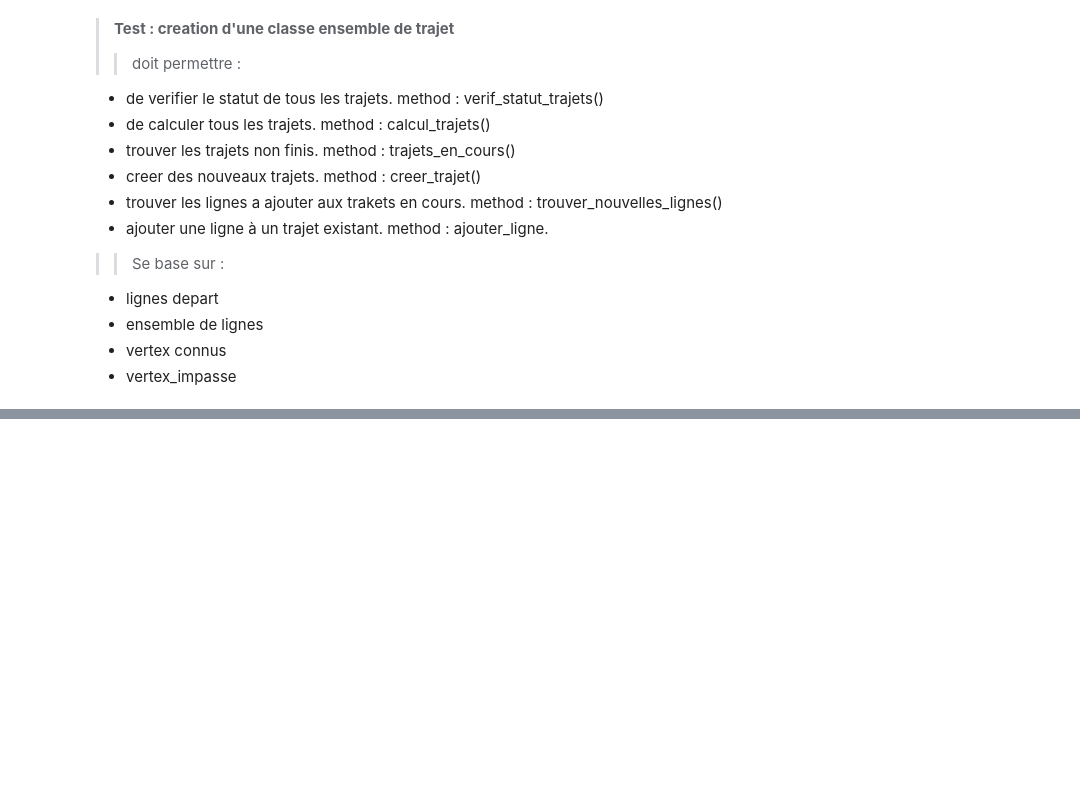
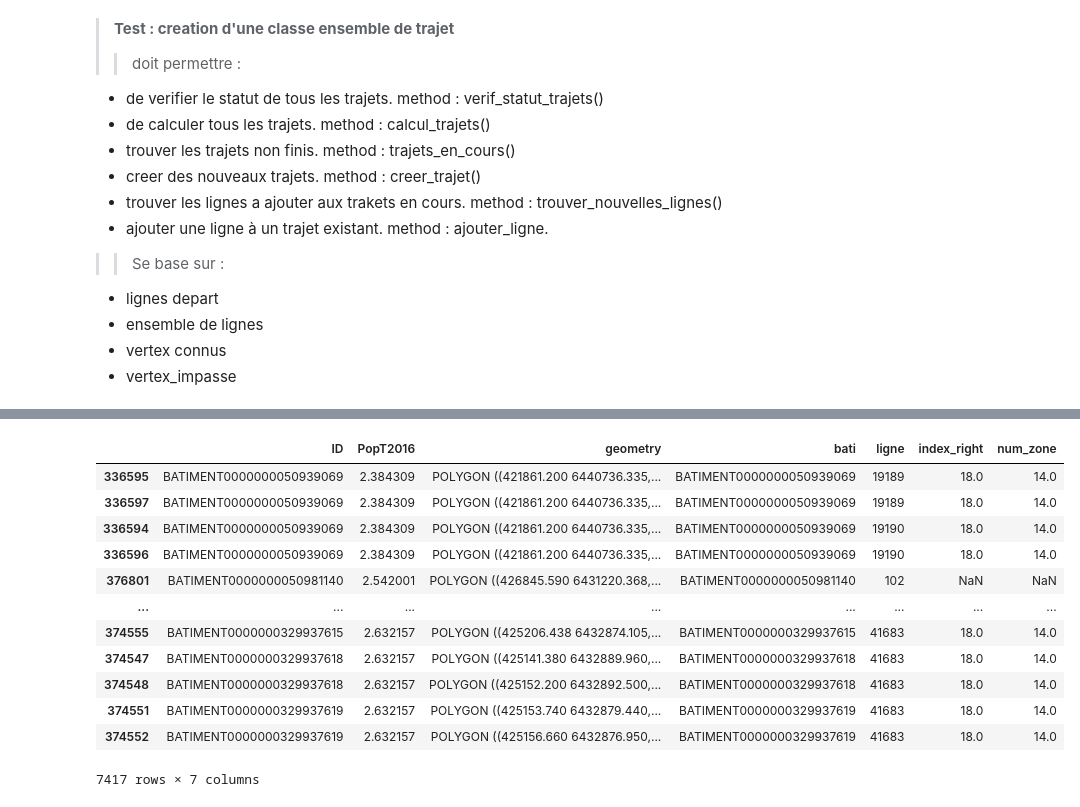
Before and after one commit to nantodevison/Lin_uniq_BdxM, a Jupyter notebook: Lin_uniq_BdxM/Traitements/traitements.ipynb, the cells around one changed output, grey strips where cells are left out. Drawn from its saved outputs; the diff is of its cells as text; code cells hidden in the pictures; blank space fills up the shorter version.

```diff
--- a/Lin_uniq_BdxM/Traitements/traitements.ipynb
+++ b/Lin_uniq_BdxM/Traitements/traitements.ipynb
@@ -771,0 +665,27 @@ r123_pcpl.to_file(r'D:\temp\Linearisation_BM\C19SA0101\C19SA0101\Doc_travail\Don
+# %%
+#si besoin recup des donnees
+resultats_finaux_ordonnees=pd.read_json(r'D:\Boulot\Lin_bm\C19SA0101\Doc_travail\Donnees_produites\Donnees\bati\resultats_tot_ordonnes.json')
+# %%
+#jointure avec bati pour recuperer nb personnes et geom
+resultats_finaux_ordonnees_pop=bati[['ID','PopT2016','geometry']].merge(resultats_finaux_ordonnees,left_on='ID', right_on='bati')
+# %%
+#jointire spatiale avec EMC selon secteur pour connaitre le nombre total de deplacement par ident du rhv
+zones_emc=gp.read_file(r'D:\Boulot\Lin_bm\C19SA0101\Doc_travail\Donnees_produites\Donnees\zones\zonage_eda2017.shp')
+# %%
+emc_nbpers_rhv=gp.sjoin(resultats_finaux_ordonnees_pop,zones_emc,how='left',op='intersects')
+# %%
+emc_nbpers_rhv.loc[emc_nbpers_rhv.duplicated(['bati','ligne','PopT2016'], keep=False)].sort_values(['bati','ligne'])
+# %% [output]
+|  | ID | PopT2016 | geometry | bati | ligne | index_right | num_zone |
+| 336595 | BATIMENT0000000050939069 | 2.384309 | POLYGON ((421861.200 6440736.335,... | BATIMENT0000000050939069 | 19189 | 18.0 | 14.0 |
+| 336597 | BATIMENT0000000050939069 | 2.384309 | POLYGON ((421861.200 6440736.335,... | BATIMENT0000000050939069 | 19189 | 18.0 | 14.0 |
+| 336594 | BATIMENT0000000050939069 | 2.384309 | POLYGON ((421861.200 6440736.335,... | BATIMENT0000000050939069 | 19190 | 18.0 | 14.0 |
+| 336596 | BATIMENT0000000050939069 | 2.384309 | POLYGON ((421861.200 6440736.335,... | BATIMENT0000000050939069 | 19190 | 18.0 | 14.0 |
+| 376801 | BATIMENT0000000050981140 | 2.542001 | POLYGON ((426845.590 6431220.368,... | BATIMENT0000000050981140 | 102 | NaN | NaN |
+| ... | ... | ... | ... | ... | ... | ... | ... |
+| 374555 | BATIMENT0000000329937615 | 2.632157 | POLYGON ((425206.438 6432874.105,... | BATIMENT0000000329937615 | 41683 | 18.0 | 14.0 |
+| 374547 | BATIMENT0000000329937618 | 2.632157 | POLYGON ((425141.380 6432889.960,... | BATIMENT0000000329937618 | 41683 | 18.0 | 14.0 |
+| 374548 | BATIMENT0000000329937618 | 2.632157 | POLYGON ((425152.200 6432892.500,... | BATIMENT0000000329937618 | 41683 | 18.0 | 14.0 |
+| 374551 | BATIMENT0000000329937619 | 2.632157 | POLYGON ((425153.740 6432879.440,... | BATIMENT0000000329937619 | 41683 | 18.0 | 14.0 |
+| 374552 | BATIMENT0000000329937619 | 2.632157 | POLYGON ((425156.660 6432876.950,... | BATIMENT0000000329937619 | 41683 | 18.0 | 14.0 |
+7417 rows × 7 columns
```
Also changed, not shown: parts of 17 cells of this notebook, 3 other files.
